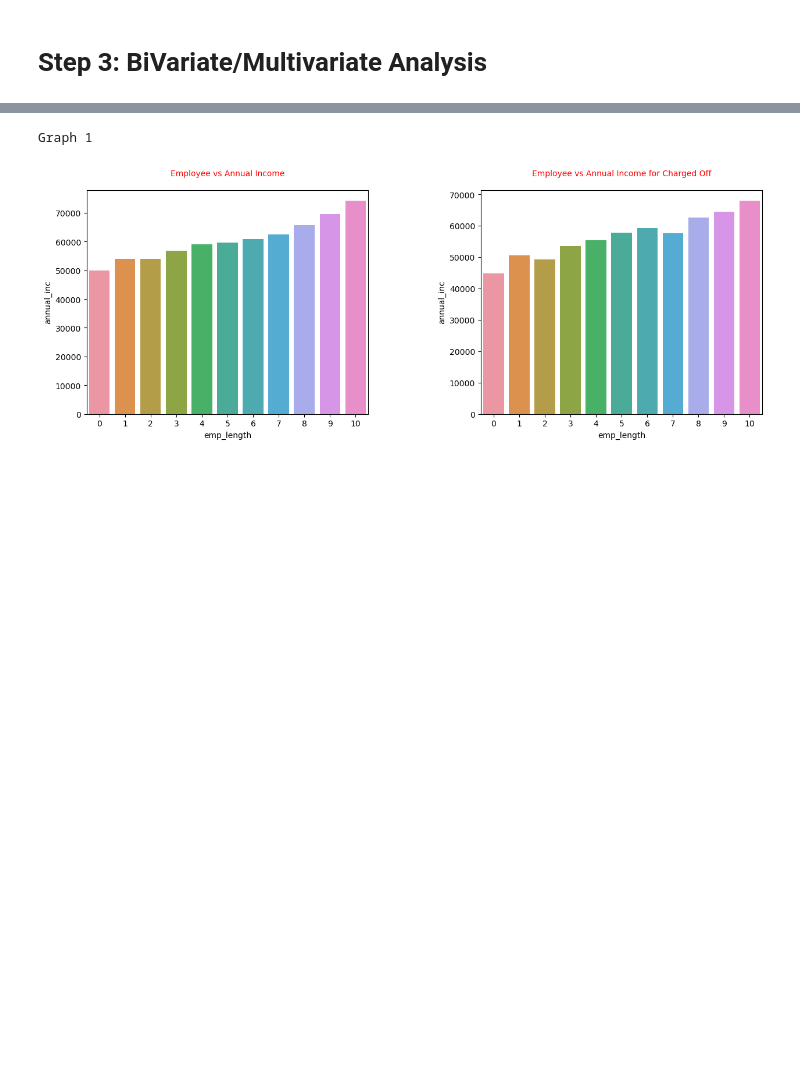
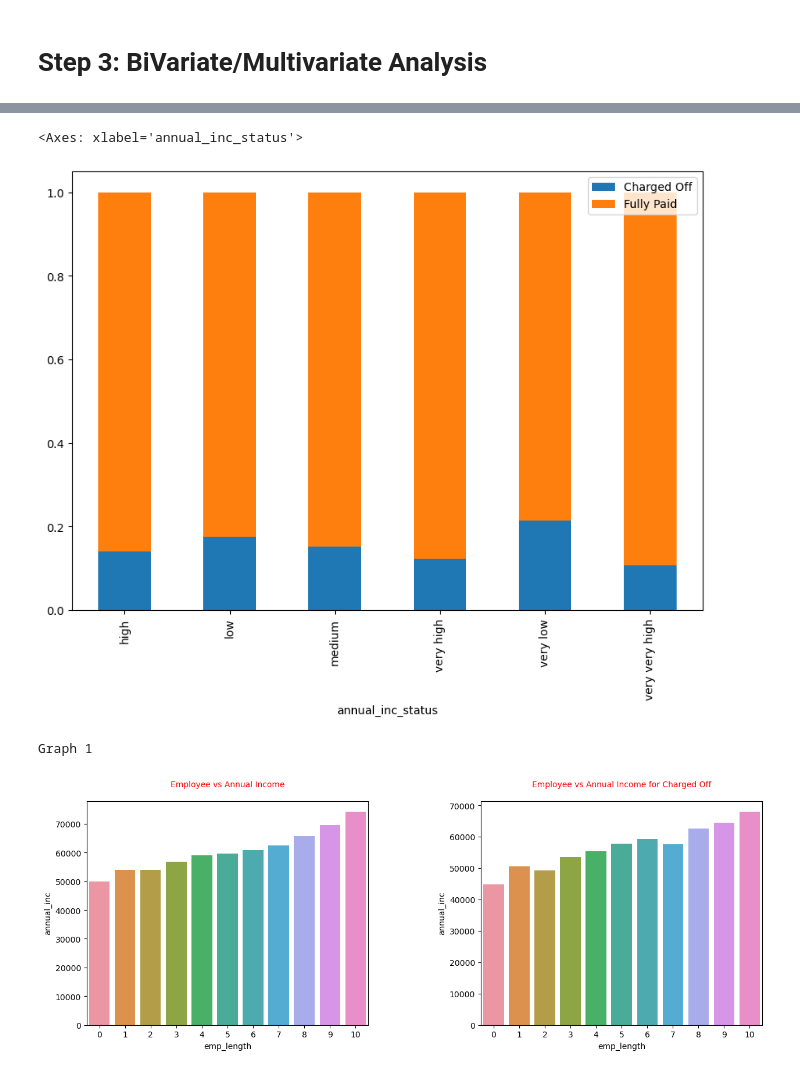
Before and after one commit to mvinayvenkatesh/LendingClubCaseStudy, a Jupyter notebook: lending_club_case_study.ipynb, the cells around one changed output, grey strips where cells are left out. Cells and saved outputs as stored; diff of their text form; code cells hidden in the pictures; blank space fills up the shorter version.

```diff
--- a/lending_club_case_study.ipynb
+++ b/lending_club_case_study.ipynb
@@ -470,0 +408,3 @@ plt.show()
+# %%
+income_wise_count["total"] = income_wise_count["Charged Off"] + income_wise_count["Fully Paid"]
+income_wise_count
@@ -470,0 +420,5 @@ plt.show()
+# %%
+income_wise_per = pd.DataFrame()
+income_wise_per["Charged Off"] = income_wise_count["Charged Off"] / income_wise_count["total"]
+income_wise_per["Fully Paid"] = income_wise_count["Fully Paid"] / income_wise_count["total"]
+income_wise_per
@@ -471,3 +434,11 @@ plt.show()
+# %%
+income_wise_per.plot(kind="bar", stacked="True", figsize=[10,7])
+
+# Observations
+# Percentage of Charged off decreases with higher salary ranges. Typical risk of charged off is there with members with low and very low income range
+# %% [output]
+<Axes: xlabel='annual_inc_status'>
+[figure, added]
 # %%
 print("Graph 1")
 # Employee Length vs Average Annual Income. Bar Chart
```
Also changed, not shown: parts of 27 cells of this notebook, 1 other file.
